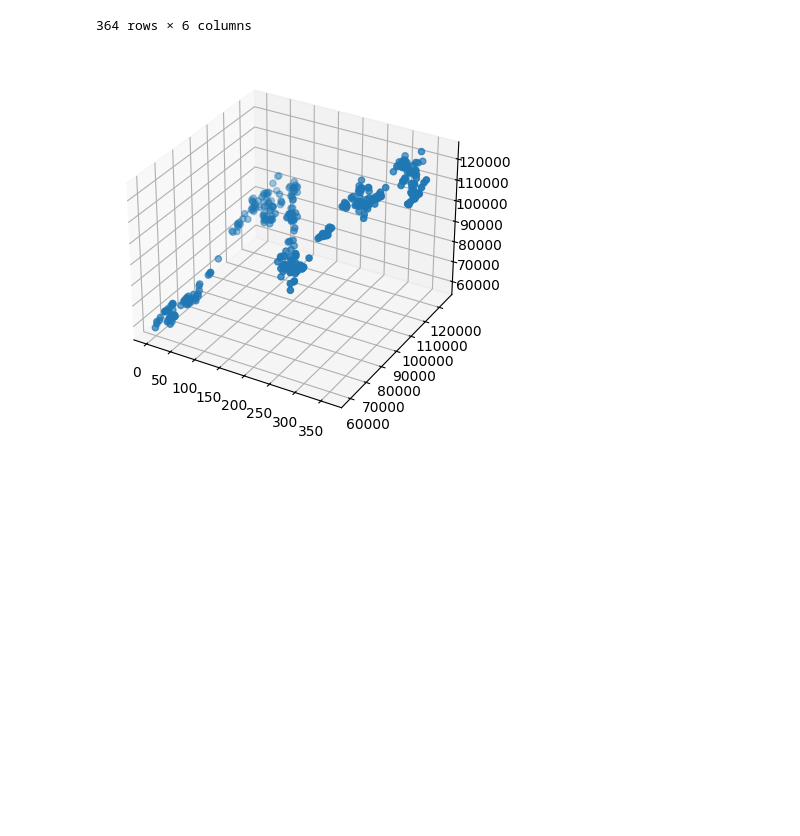
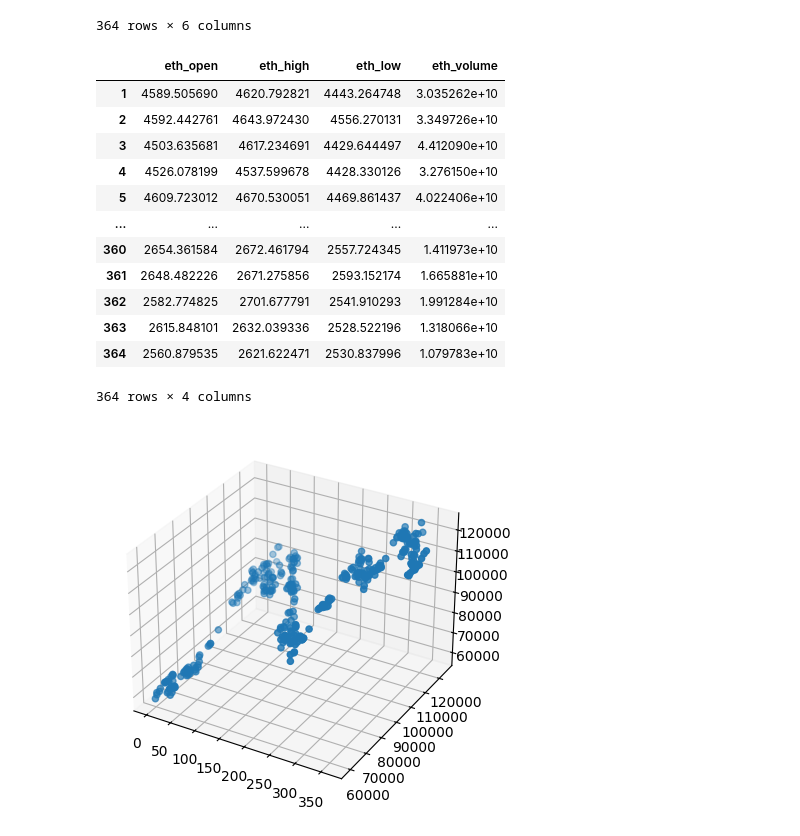
Before and after one commit to hose-ay1/aiqf-cyrpto, a Jupyter notebook: bitcoin_regression.ipynb, the cells around one changed output. Drawn from its saved outputs; the diff is of its cells as text; code cells hidden in the pictures; blank space fills up the shorter version.

```diff
--- a/regression.ipynb
+++ b/bitcoin_regression.ipynb
@@ -109,6 +110,22 @@ df
 | 363 | 1 | 60000.728318 | 60381.916667 | 58696.309418 | 59182.835334 | 1.812096e+10 |
 | 364 | 0 | 60569.116234 | 60656.721128 | 59517.881933 | 60005.119156 | 1.642841e+10 |
 364 rows × 6 columns
+# %%
+ethereum_df
+# %% [output]
+|  | eth_open | eth_high | eth_low | eth_volume |
+| 1 | 4589.505690 | 4620.792821 | 4443.264748 | 3.035262e+10 |
+| 2 | 4592.442761 | 4643.972430 | 4556.270131 | 3.349726e+10 |
+| 3 | 4503.635681 | 4617.234691 | 4429.644497 | 4.412090e+10 |
+| 4 | 4526.078199 | 4537.599678 | 4428.330126 | 3.276150e+10 |
+| 5 | 4609.723012 | 4670.530051 | 4469.861437 | 4.022406e+10 |
+| ... | ... | ... | ... | ... |
+| 360 | 2654.361584 | 2672.461794 | 2557.724345 | 1.411973e+10 |
+| 361 | 2648.482226 | 2671.275856 | 2593.152174 | 1.665881e+10 |
+| 362 | 2582.774825 | 2701.677791 | 2541.910293 | 1.991284e+10 |
+| 363 | 2615.848101 | 2632.039336 | 2528.522196 | 1.318066e+10 |
+| 364 | 2560.879535 | 2621.622471 | 2530.837996 | 1.079783e+10 |
+364 rows × 4 columns
 # %%
 fig = plt.figure()
 ax = fig.add_subplot(projection='3d')
```
Also changed, not shown: parts of 5 cells of this notebook, 4 other files.
